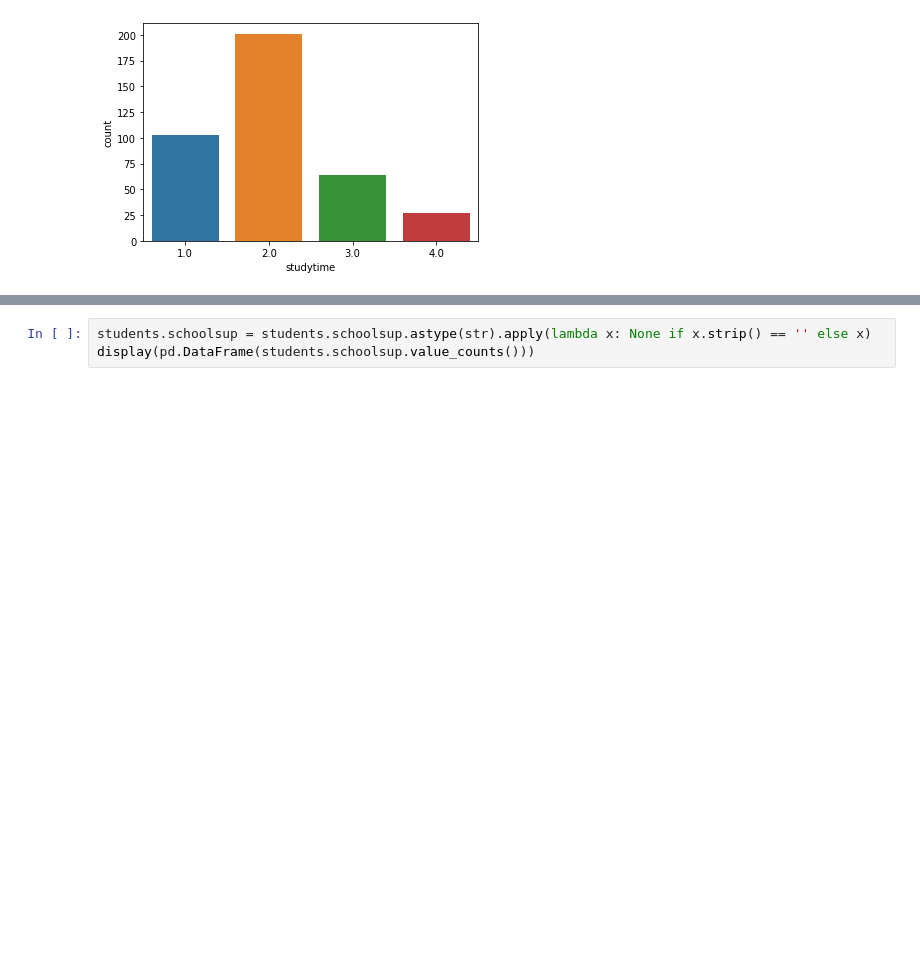
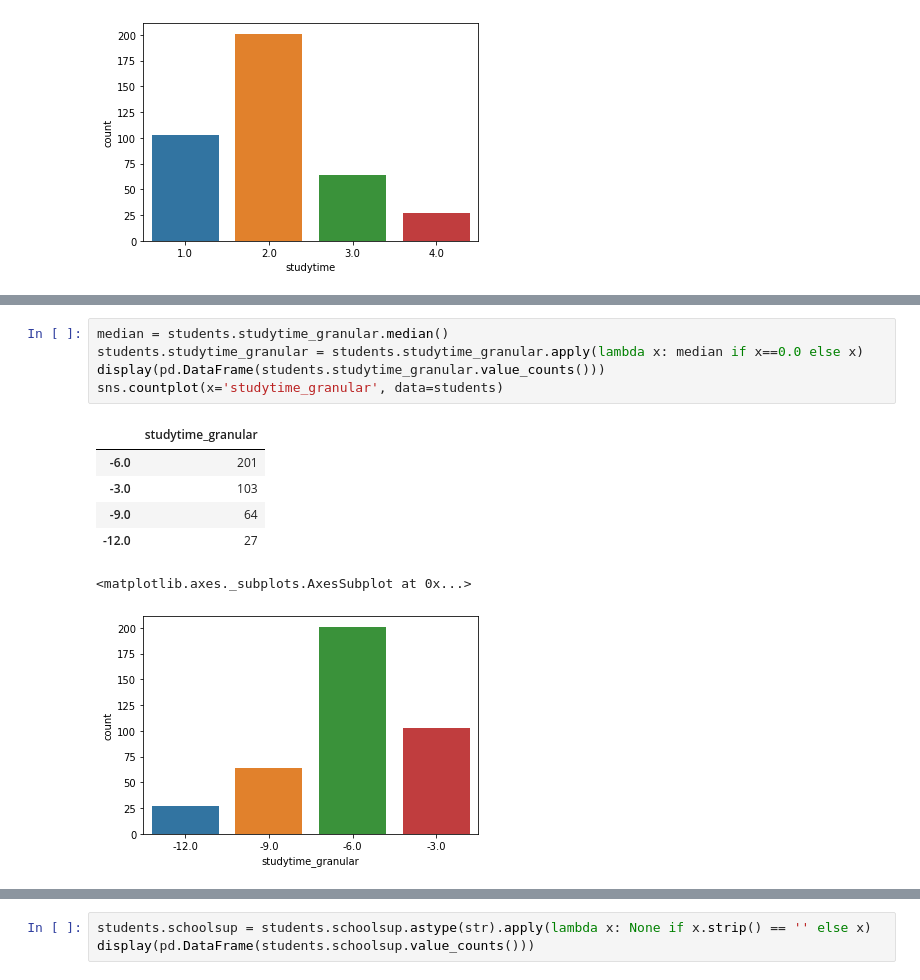
Before and after one commit to gdvnedu/SF, a Jupyter notebook: dst/module_2/project_2/stud_math/stud_math.ipynb, the cells around one changed output, grey strips where cells are left out. Drawn from its saved outputs; the diff is of its cells as text; blank space fills up the shorter version.

```diff
--- a/dst/module_2/project_2/stud_math/stud_math.ipynb
+++ b/dst/module_2/project_2/stud_math/stud_math.ipynb
@@ -540,0 +585,13 @@ sns.countplot(x='studytime', data=students)
+# %%
+median = students.studytime_granular.median()
+students.studytime_granular = students.studytime_granular.apply(lambda x: median if x==0.0 else x)
+display(pd.DataFrame(students.studytime_granular.value_counts()))
+sns.countplot(x='studytime_granular', data=students)
+# %% [output]
+|  | studytime_granular |
+| -6.0 | 201 |
+| -3.0 | 103 |
+| -9.0 | 64 |
+| -12.0 | 27 |
+<matplotlib.axes._subplots.AxesSubplot at 0x...>
+[figure, added]
```
Also changed, not shown: parts of 60 cells of this notebook.
